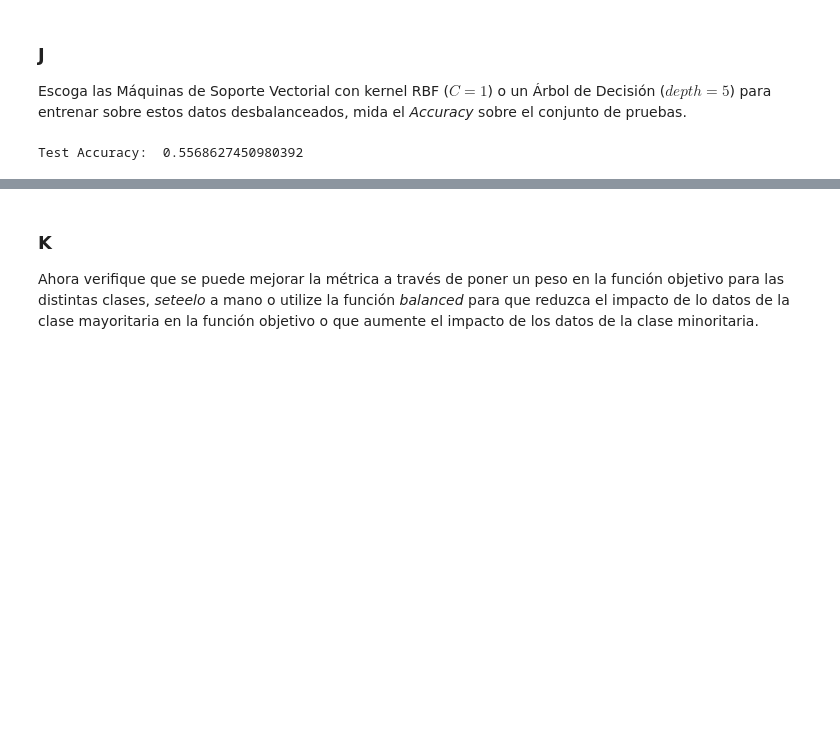
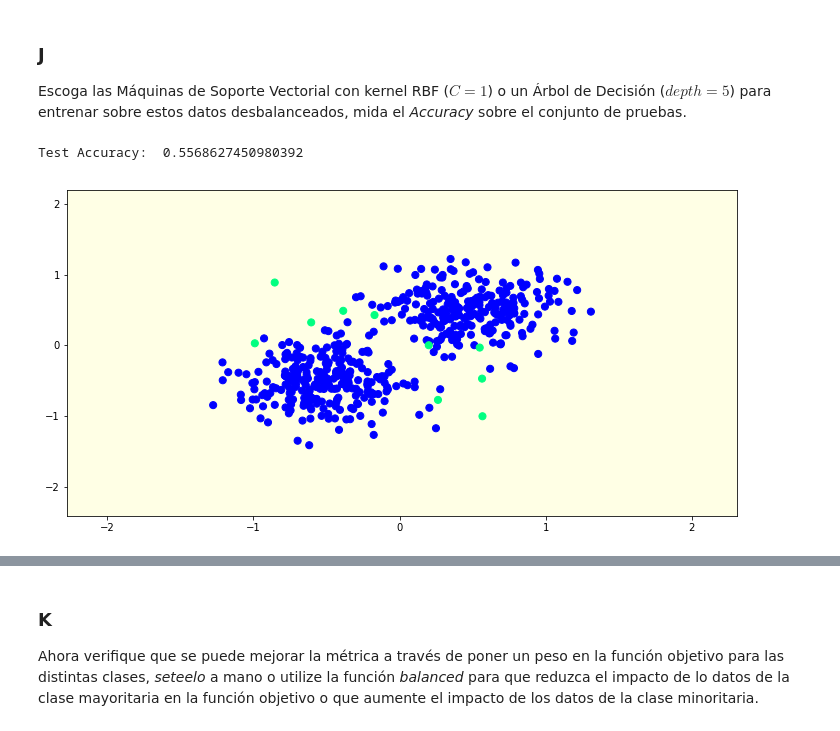
Before and after one commit to JaimeZamoranoUSM/MachineLearning, a Jupyter notebook: Tarea_2-Tapia-Zamorano.ipynb, the cells around one changed output, grey strips where cells are left out. Drawn from its saved outputs; the diff is of its cells as text; code cells hidden in the pictures; blank space fills up the shorter version.

```diff
--- a/Tarea_2-Tapia-Zamorano.ipynb
+++ b/Tarea_2-Tapia-Zamorano.ipynb
@@ -263,11 +327,13 @@ Escoga las Máquinas de Soporte Vectorial con kernel RBF ($C=1$) o un Árbol de
 # %%
 model= SVM()
 C = 1
 model.set_params(C=C,kernel='rbf')
 model.fit(X_train,Y_train)
 print("Test Accuracy: ",model.score(X_test,Y_test))
+visualize_border(model, X_train, Y_train)
 # %% [output]
 Test Accuracy:  0.5568627450980392
+[figure, added]
 # %%
 model = Tree()
 C = 5
```
Also changed, not shown: parts of 151 cells of this notebook.
